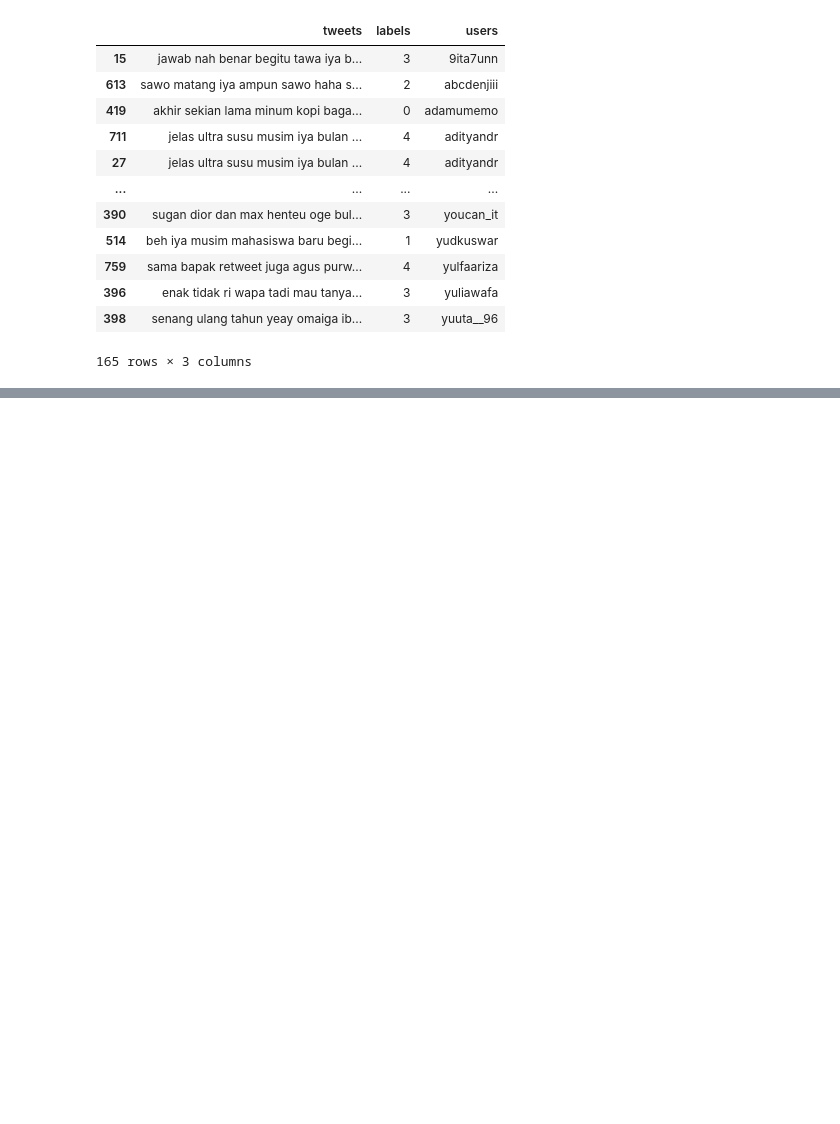
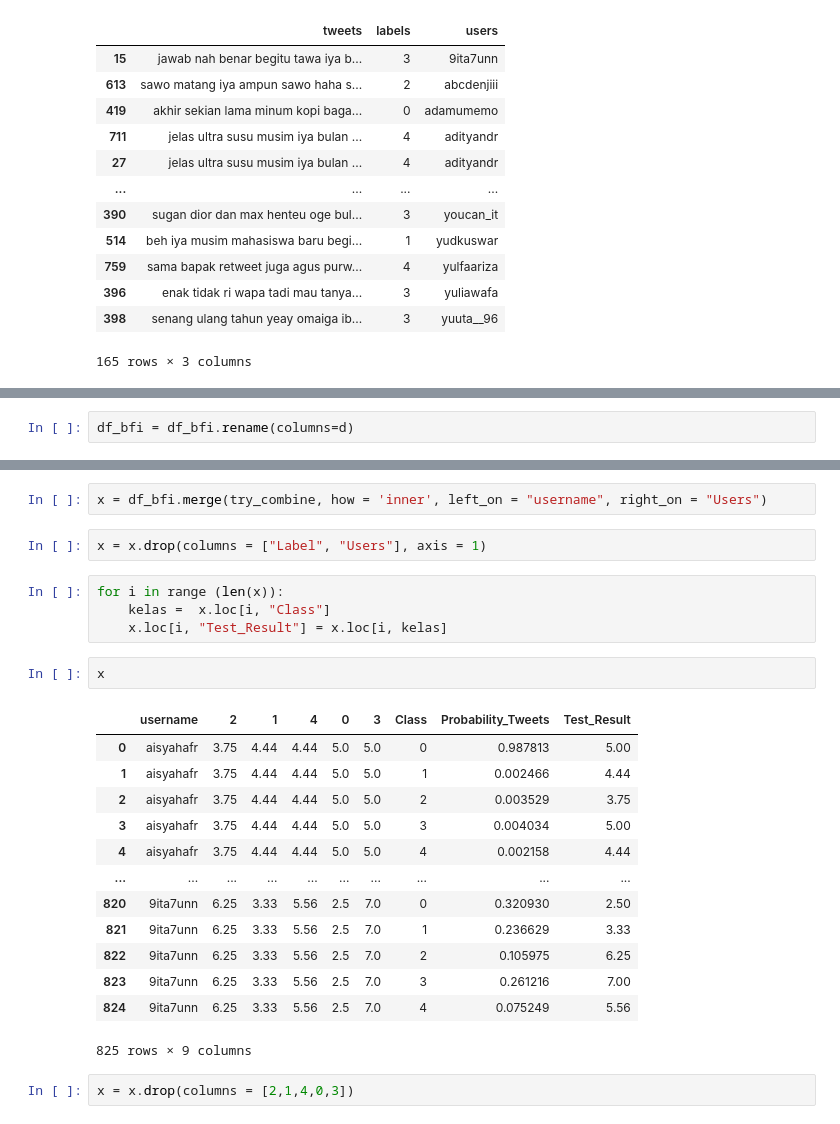
Before and after one commit to aprmswra/personality-evaluator, a Jupyter notebook: PPT-09/Modeling-Combine.ipynb, the cells around one changed output, grey strips where cells are left out. Cells and saved outputs as stored; diff of their text form; blank space fills up the shorter version.

```diff
--- a/PPT-09/Modeling-Combine.ipynb
+++ b/PPT-09/Modeling-Combine.ipynb
@@ -789,0 +1086,2 @@ weighted avg       0.99      0.99      0.99       165
+# %%
+df_bfi = df_bfi.rename(columns=d)
@@ -789,0 +1113,26 @@ weighted avg       0.99      0.99      0.99       165
+# %%
+x = df_bfi.merge(try_combine, how = 'inner', left_on = "username", right_on = "Users")
+# %%
+x = x.drop(columns = ["Label", "Users"], axis = 1)
+# %%
+for i in range (len(x)):
+    kelas =  x.loc[i, "Class"]
+    x.loc[i, "Test_Result"] = x.loc[i, kelas]
+# %%
+x
+# %% [output]
+|  | username | 2 | 1 | 4 | 0 | 3 | Class | Probability_Tweets | Test_Result |
+| 0 | aisyahafr | 3.75 | 4.44 | 4.44 | 5.0 | 5.0 | 0 | 0.987813 | 5.00 |
+| 1 | aisyahafr | 3.75 | 4.44 | 4.44 | 5.0 | 5.0 | 1 | 0.002466 | 4.44 |
+| 2 | aisyahafr | 3.75 | 4.44 | 4.44 | 5.0 | 5.0 | 2 | 0.003529 | 3.75 |
+| 3 | aisyahafr | 3.75 | 4.44 | 4.44 | 5.0 | 5.0 | 3 | 0.004034 | 5.00 |
+| 4 | aisyahafr | 3.75 | 4.44 | 4.44 | 5.0 | 5.0 | 4 | 0.002158 | 4.44 |
+| ... | ... | ... | ... | ... | ... | ... | ... | ... | ... |
+| 820 | 9ita7unn | 6.25 | 3.33 | 5.56 | 2.5 | 7.0 | 0 | 0.320930 | 2.50 |
+| 821 | 9ita7unn | 6.25 | 3.33 | 5.56 | 2.5 | 7.0 | 1 | 0.236629 | 3.33 |
+| 822 | 9ita7unn | 6.25 | 3.33 | 5.56 | 2.5 | 7.0 | 2 | 0.105975 | 6.25 |
+| 823 | 9ita7unn | 6.25 | 3.33 | 5.56 | 2.5 | 7.0 | 3 | 0.261216 | 7.00 |
+| 824 | 9ita7unn | 6.25 | 3.33 | 5.56 | 2.5 | 7.0 | 4 | 0.075249 | 5.56 |
+825 rows × 9 columns
+# %%
+x = x.drop(columns = [2,1,4,0,3])
```
Also changed, not shown: parts of 69 cells of this notebook.
